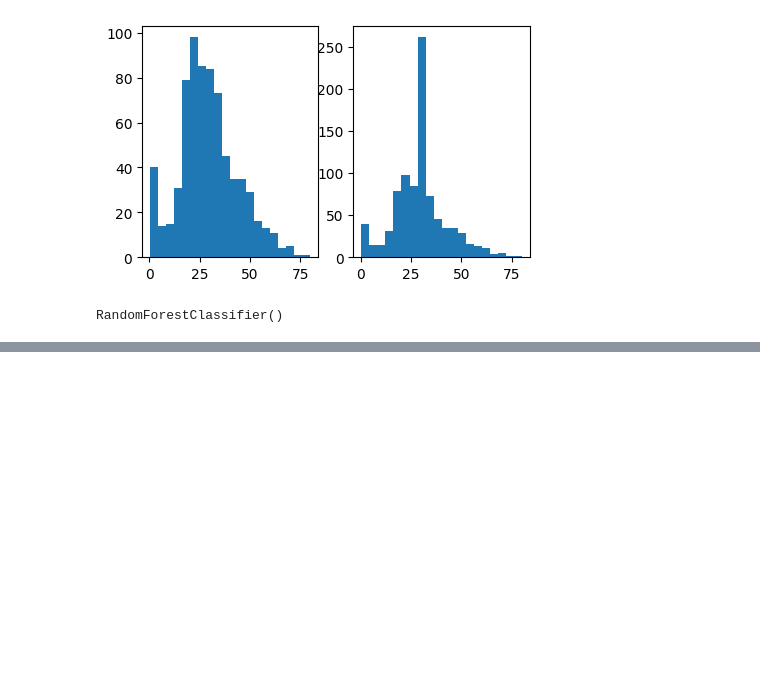
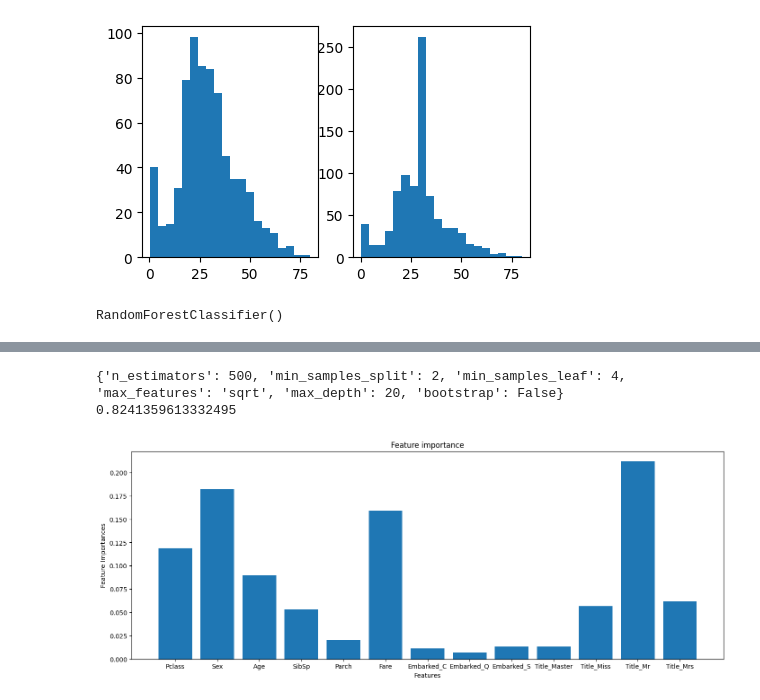
Before and after one commit to lnsayer/kaggle-projects, a Jupyter notebook: titanic-results-notebook.ipynb, the cells around one changed output, grey strips where cells are left out. Cells and saved outputs as stored; diff of their text form; code cells hidden in the pictures; blank space fills up the shorter version.

```diff
--- a/titanic-results-notebook.ipynb
+++ b/titanic-results-notebook.ipynb
@@ -271,3 +416,31 @@ display(pd.DataFrame(cv_results_embarked))
+# %%
+pd.set_option('display.min_rows', 20)
+pd.set_option('display.max_rows', 20)
+
+print(best_params_titles)
+cv_results_titles_df = pd.DataFrame(cv_results_titles)
+#display(cv_results_titles_df)
+
+print(cv_results_titles_df["mean_test_score"].mean())
+
+importance = rs_clf_titles.best_estimator_.feature_importances_
+
+importance_dictionary = {x_train_titles.columns[i] : importance[i] for i in range(len(importance)) }
+importance
+
+keys = importance_dictionary.keys()
+values = importance_dictionary.values()
+
+plt.figure(figsize=(17, 6))
+plt.bar(keys, values)
+plt.xlabel('Features')
+plt.ylabel('Feature Importances')
+plt.title('Feature importance')
+plt.show()
+# %% [output]
+{'n_estimators': 500, 'min_samples_split': 2, 'min_samples_leaf': 4, 'max_features': 'sqrt', 'max_depth': 20, 'bootstrap': False}
+0.8241359613332495
+[figure, added]
 # %%
 from  sklearn.metrics import accuracy_score, precision_score, recall_score, f1_score
 from sklearn.metrics import roc_curve
```
Also changed, not shown: parts of 12 cells of this notebook.
